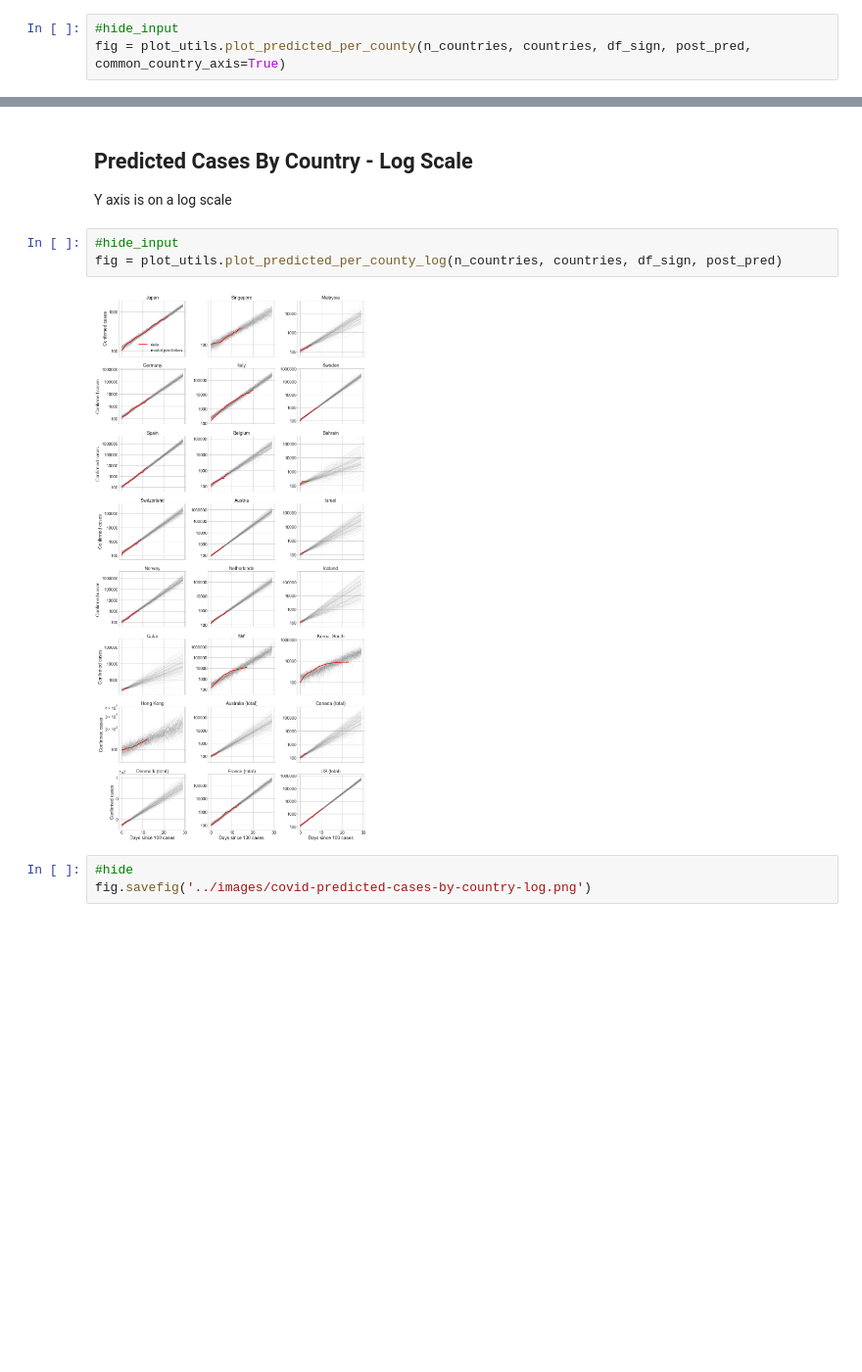
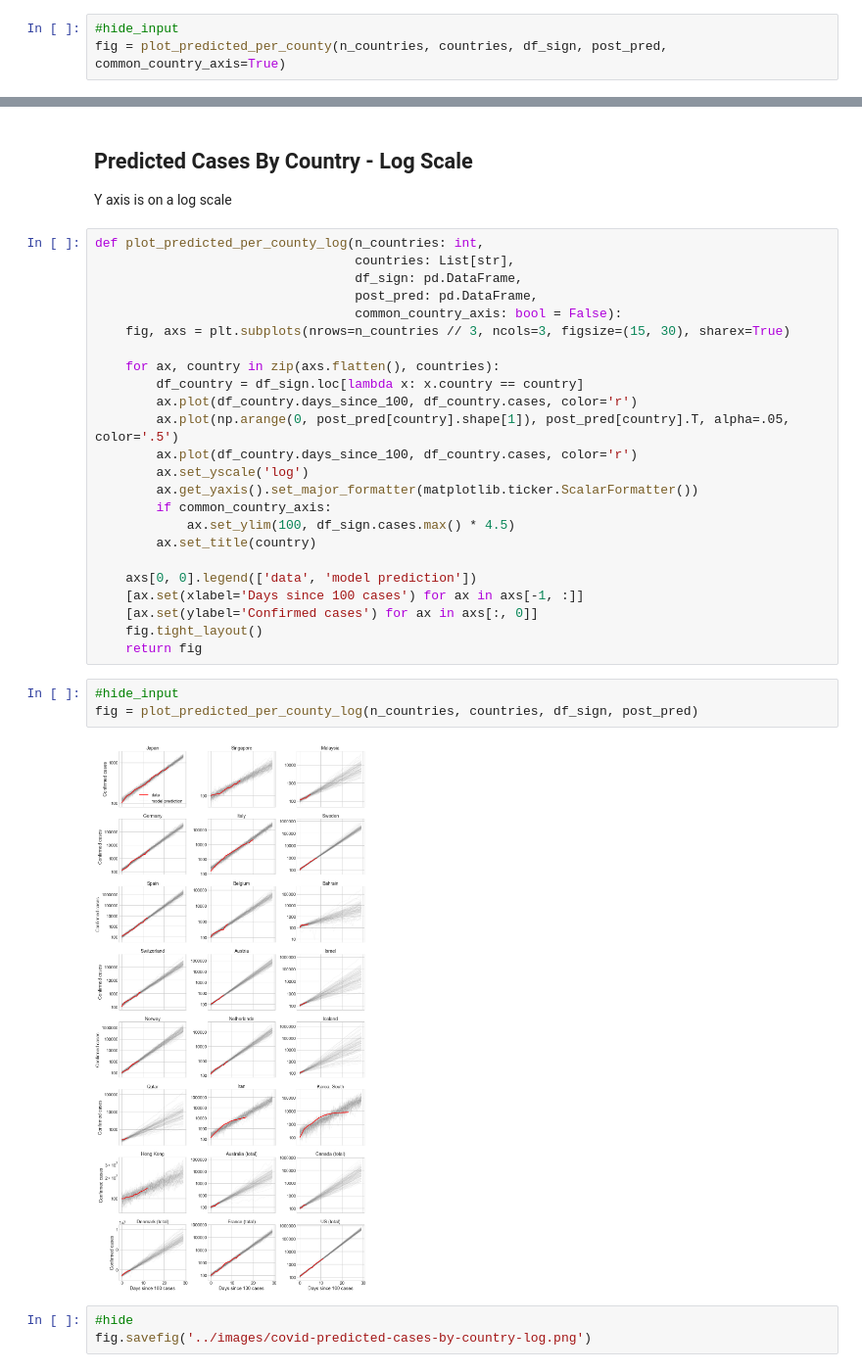
Before and after one commit to twiecki/covid19, a Jupyter notebook: covid19_growth_bayes.ipynb, the cells around one changed output, grey strips where cells are left out. Shown at 98% size. Drawn from its saved outputs; the diff is of its cells as text; blank space fills up the shorter version.

Commit message:
moves plotting from a utility file back to the ipynb to aid with ease of reading

```diff
--- a/covid19_growth_bayes.ipynb
+++ b/covid19_growth_bayes.ipynb
@@ -224,7 +250,7 @@ fig = plot_utils.plot_predicted_per_county(n_countries, countries, df_sign, post
 fig.savefig('../images/covid-predicted-cases-by-country.png')
 # %%
 #hide_input
-fig = plot_utils.plot_predicted_per_county(n_countries, countries, df_sign, post_pred, common_country_axis=True)
+fig = plot_predicted_per_county(n_countries, countries, df_sign, post_pred, common_country_axis=True)
 # %% [output]
 [figure]
 # %%
@@ -234,11 +260,35 @@ fig.savefig('../images/covid-predicted-cases-by-country-common-scale.png')
 ## Predicted Cases By Country - Log Scale
 
 Y axis is on a log scale
+# %%
+def plot_predicted_per_county_log(n_countries: int,
+                                  countries: List[str],
+                                  df_sign: pd.DataFrame,
+                                  post_pred: pd.DataFrame,
+                                  common_country_axis: bool = False):
+    fig, axs = plt.subplots(nrows=n_countries // 3, ncols=3, figsize=(15, 30), sharex=True)
+
+    for ax, country in zip(axs.flatten(), countries):
+        df_country = df_sign.loc[lambda x: x.country == country]
+        ax.plot(df_country.days_since_100, df_country.cases, color='r')
+        ax.plot(np.arange(0, post_pred[country].shape[1]), post_pred[country].T, alpha=.05, color='.5')
+        ax.plot(df_country.days_since_100, df_country.cases, color='r')
+        ax.set_yscale('log')
+        ax.get_yaxis().set_major_formatter(matplotlib.ticker.ScalarFormatter())
+        if common_country_axis:
+            ax.set_ylim(100, df_sign.cases.max() * 4.5)
+        ax.set_title(country)
+
+    axs[0, 0].legend(['data', 'model prediction'])
+    [ax.set(xlabel='Days since 100 cases') for ax in axs[-1, :]]
+    [ax.set(ylabel='Confirmed cases') for ax in axs[:, 0]]
+    fig.tight_layout()
+    return fig
 # %%
 #hide_input
-fig = plot_utils.plot_predicted_per_county_log(n_countries, countries, df_sign, post_pred)
+fig = plot_predicted_per_county_log(n_countries, countries, df_sign, post_pred)
 # %% [output]
-[figure, old version]
+[figure, new version]
 # %%
 #hide
 fig.savefig('../images/covid-predicted-cases-by-country-log.png')
```
Also changed, not shown: parts of 6 cells of this notebook, 1 other file.
